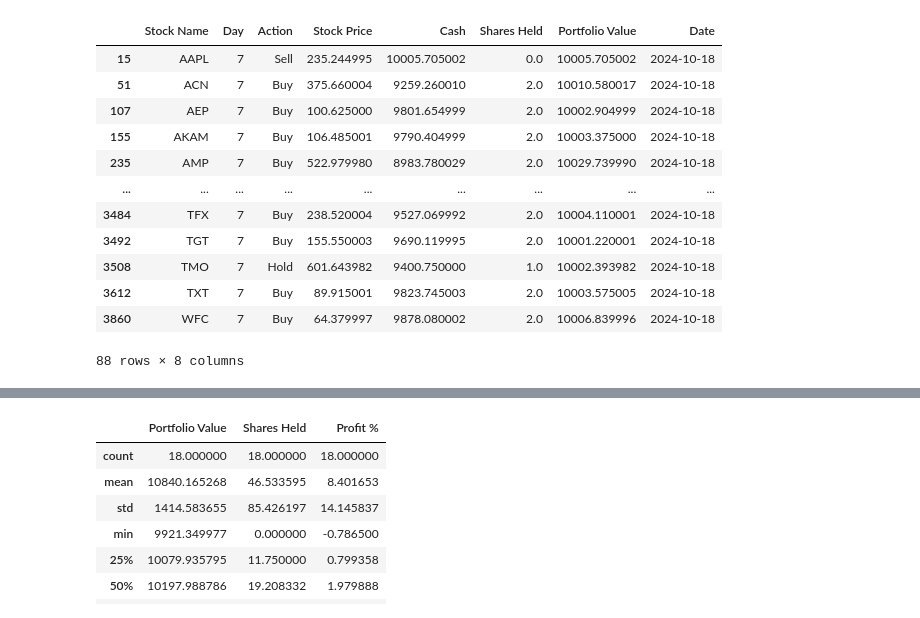
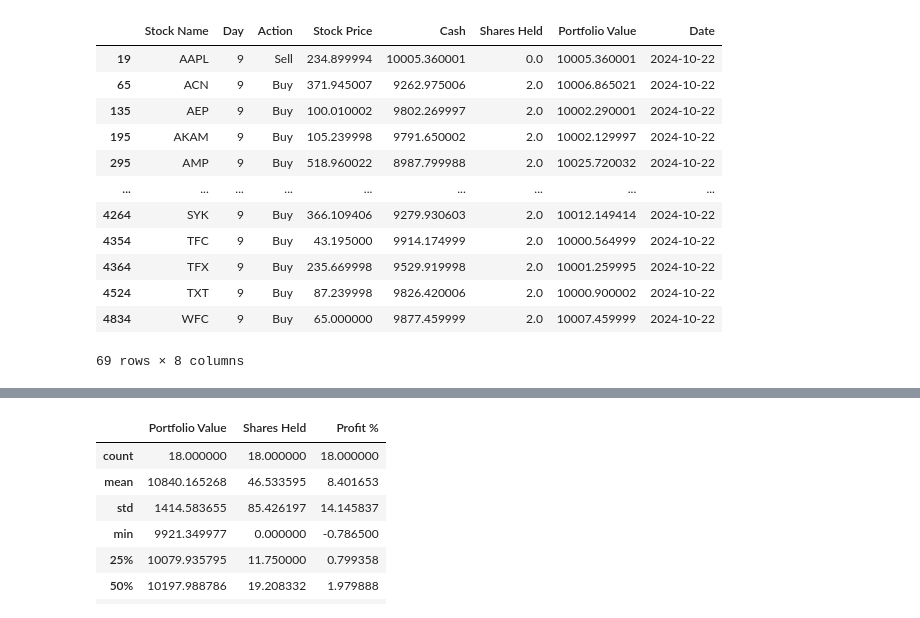
Before and after one commit to uniquedapoet/StockTradingModel, a Jupyter notebook: model_decision_EDA.ipynb, the cells around one changed output, grey strips where cells are left out. Saved outputs shown, nothing was run; the diff lists cells and outputs as text; code cells hidden in the pictures.

Commit message:
SImulate Day and Finalize Model Report

```diff
--- a/model_decision_EDA.ipynb
+++ b/model_decision_EDA.ipynb
@@ -81,16 +99,16 @@ specific_model_decisions[specific_model_decisions['Action']  == 'Buy']
 # %%
-specific_model_decisions[(specific_model_decisions['Portfolio Value'] > 10000) & (specific_model_decisions['Day'] == 7)]
+specific_model_decisions[(specific_model_decisions['Portfolio Value'] > 10000) & (specific_model_decisions['Day'] == specific_model_decisions['Day'].max())]
 # %% [output]
 |  | Stock Name | Day | Action | Stock Price | Cash | Shares Held | Portfolio Value | Date |
-| 15 | AAPL | 7 | Sell | 235.244995 | 10005.705002 | 0.0 | 10005.705002 | 2024-10-18 |
-| 51 | ACN | 7 | Buy | 375.660004 | 9259.260010 | 2.0 | 10010.580017 | 2024-10-18 |
-| 107 | AEP | 7 | Buy | 100.625000 | 9801.654999 | 2.0 | 10002.904999 | 2024-10-18 |
-| 155 | AKAM | 7 | Buy | 106.485001 | 9790.404999 | 2.0 | 10003.375000 | 2024-10-18 |
-| 235 | AMP | 7 | Buy | 522.979980 | 8983.780029 | 2.0 | 10029.739990 | 2024-10-18 |
+| 19 | AAPL | 9 | Sell | 234.899994 | 10005.360001 | 0.0 | 10005.360001 | 2024-10-22 |
+| 65 | ACN | 9 | Buy | 371.945007 | 9262.975006 | 2.0 | 10006.865021 | 2024-10-22 |
+| 135 | AEP | 9 | Buy | 100.010002 | 9802.269997 | 2.0 | 10002.290001 | 2024-10-22 |
+| 195 | AKAM | 9 | Buy | 105.239998 | 9791.650002 | 2.0 | 10002.129997 | 2024-10-22 |
+| 295 | AMP | 9 | Buy | 518.960022 | 8987.799988 | 2.0 | 10025.720032 | 2024-10-22 |
 | ... | ... | ... | ... | ... | ... | ... | ... | ... |
-| 3484 | TFX | 7 | Buy | 238.520004 | 9527.069992 | 2.0 | 10004.110001 | 2024-10-18 |
-| 3492 | TGT | 7 | Buy | 155.550003 | 9690.119995 | 2.0 | 10001.220001 | 2024-10-18 |
-| 3508 | TMO | 7 | Hold | 601.643982 | 9400.750000 | 1.0 | 10002.393982 | 2024-10-18 |
-| 3612 | TXT | 7 | Buy | 89.915001 | 9823.745003 | 2.0 | 10003.575005 | 2024-10-18 |
-| 3860 | WFC | 7 | Buy | 64.379997 | 9878.080002 | 2.0 | 10006.839996 | 2024-10-18 |
+| 4264 | SYK | 9 | Buy | 366.109406 | 9279.930603 | 2.0 | 10012.149414 | 2024-10-22 |
+| 4354 | TFC | 9 | Buy | 43.195000 | 9914.174999 | 2.0 | 10000.564999 | 2024-10-22 |
+| 4364 | TFX | 9 | Buy | 235.669998 | 9529.919998 | 2.0 | 10001.259995 | 2024-10-22 |
+| 4524 | TXT | 9 | Buy | 87.239998 | 9826.420006 | 2.0 | 10000.900002 | 2024-10-22 |
+| 4834 | WFC | 9 | Buy | 65.000000 | 9877.459999 | 2.0 | 10007.459999 | 2024-10-22 |
-88 rows × 8 columns
+69 rows × 8 columns
```
Also changed, not shown: parts of 9 cells of this notebook, 7 other files.
